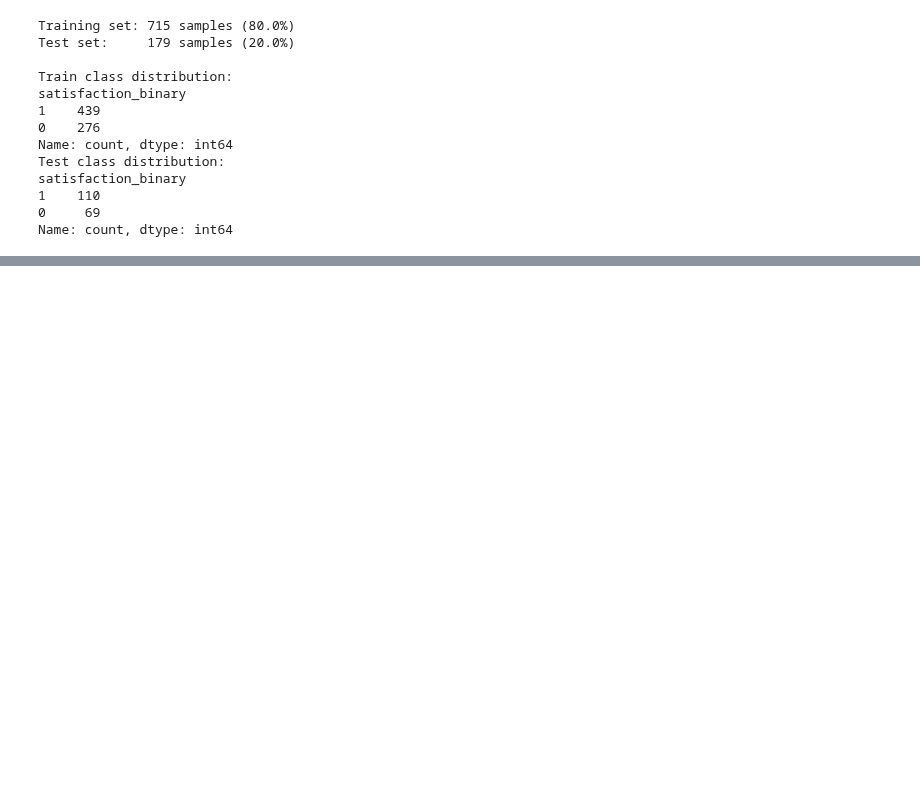
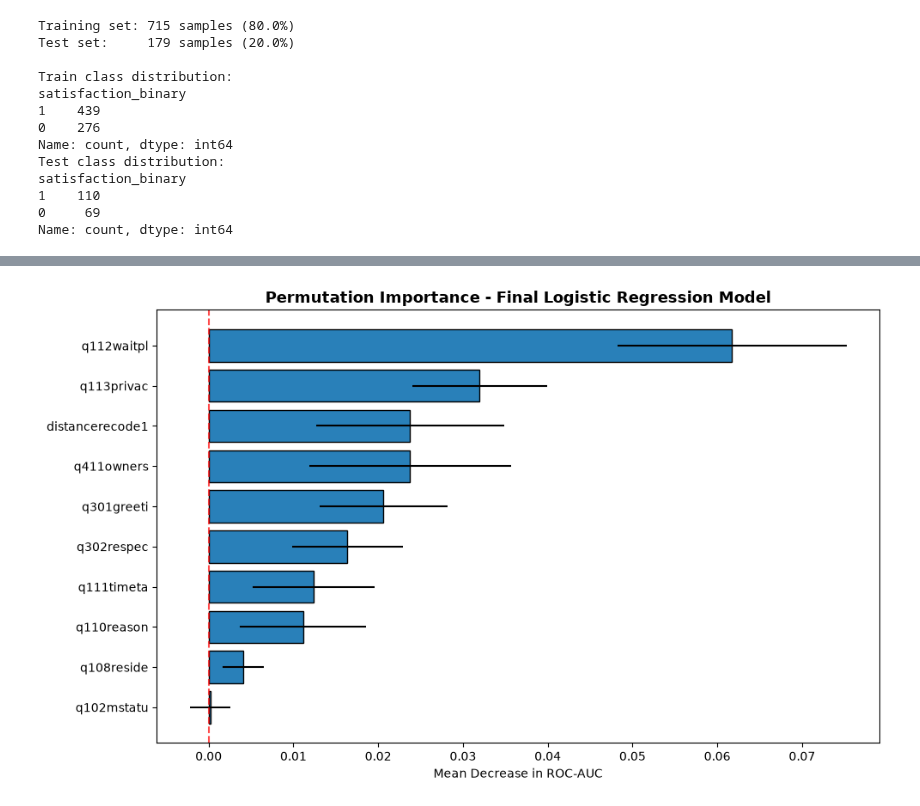
Before and after one commit to tsegayeworkneh21-hue/final-project, a Jupyter notebook: Maternal_Satisfaction_ML_Project.ipynb, the cells around one changed output, grey strips where cells are left out. Drawn from its saved outputs; the diff is of its cells as text; code cells hidden in the pictures; blank space fills up the shorter version.

```diff
--- a/Maternal_Satisfaction_ML_Project.ipynb
+++ b/Maternal_Satisfaction_ML_Project.ipynb
@@ -1227,0 +684,7 @@ print('=' * 60)
+# %%
+# Create reduced datasets
+X_train_red = X_train[top10_features].copy()
+X_test_red  = X_test[top10_features].copy()
+
+print('Reduced training shape:', X_train_red.shape)
+print('Reduced test shape:    ', X_test_red.shape)
@@ -1227,0 +907,18 @@ print('=' * 60)
+# %%
+# Permutation importance on the final reduced model
+perm_imp_final = permutation_importance(
+    best_model, X_test_red, y_test,
+    scoring='roc_auc',
+    n_repeats=30,
+    random_state=42
+)
+
+importance_final = pd.DataFrame({
+    'Feature': top10_features,
+    'Label': [meta.column_names_to_labels.get(f, f) for f in top10_features],
+    'Importance_Mean': perm_imp_final.importances_mean,
+    'Importance_Std': perm_imp_final.importances_std
+}).sort_values('Importance_Mean', ascending=False).reset_index(drop=True)
+
+print('Permutation Importance - Final Model (Top 10 Features):')
+print(importance_final.to_string(index=False))
@@ -1227,0 +938,16 @@ print('=' * 60)
+# %%
+# Visualize
+fig, ax = plt.subplots(figsize=(10, 6))
+colors = ['#2980b9' if v > 0 else '#e74c3c' for v in importance_final['Importance_Mean']]
+ax.barh(importance_final['Feature'][::-1],
+        importance_final['Importance_Mean'][::-1],
+        xerr=importance_final['Importance_Std'][::-1],
+        color=colors[::-1], edgecolor='black')
+ax.set_title('Permutation Importance - Final Logistic Regression Model',
+             fontsize=13, fontweight='bold')
+ax.set_xlabel('Mean Decrease in ROC-AUC')
+ax.axvline(x=0, color='red', linestyle='--', alpha=0.7)
+plt.tight_layout()
+plt.show()
+# %% [output]
+[figure, added]
```
Also changed, not shown: parts of 74 cells of this notebook.
